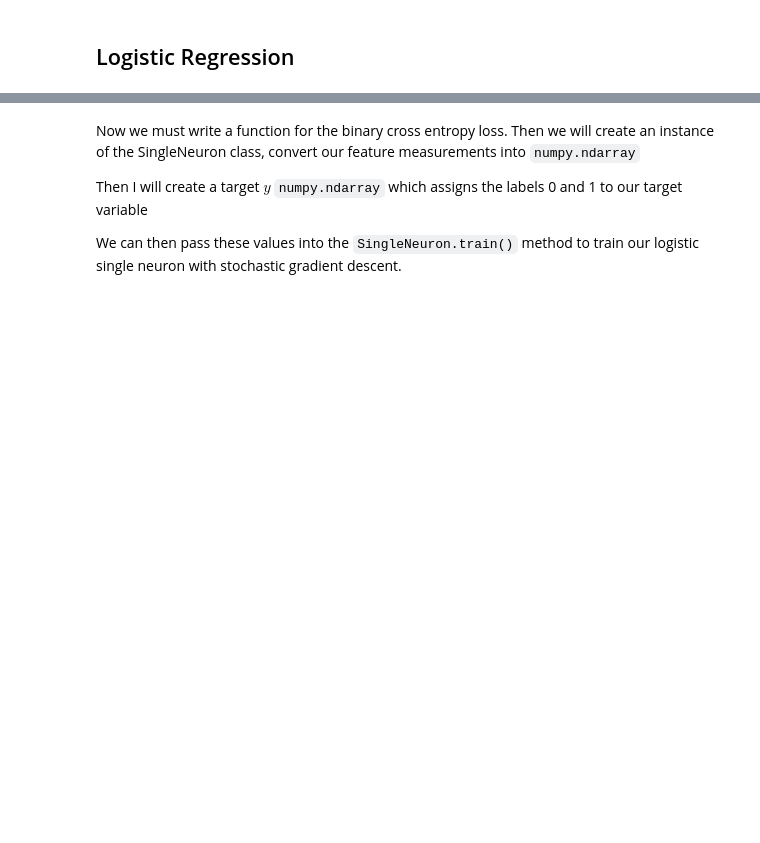
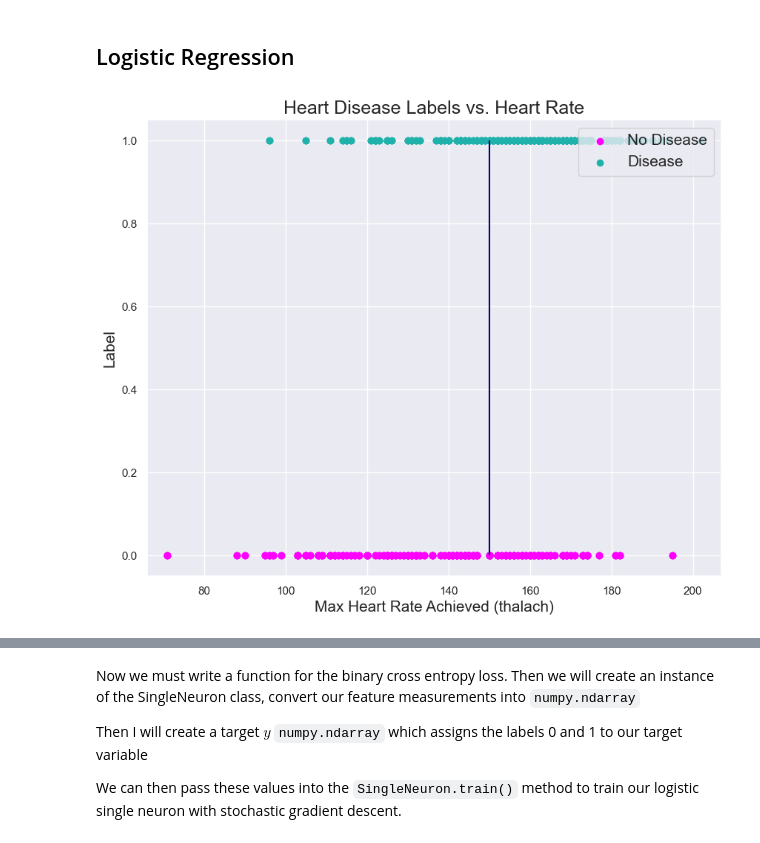
Before and after one commit to aigerim444/Aigerim-CMOR-438-Spring-2025, a Jupyter notebook: Supervised_Learning/logistic_regression/logistic_reg.ipynb, the cells around one changed output, grey strips where cells are left out. Saved outputs shown, nothing was run; the diff lists cells and outputs as text; code cells hidden in the pictures; blank space fills up the shorter version.

```diff
--- a/Supervised_Learning/logistic_regression/logistic_reg.ipynb
+++ b/Supervised_Learning/logistic_regression/logistic_reg.ipynb
@@ -79,0 +3,37 @@ class SingleNeuron(object):
+# %%
+import matplotlib.pyplot as plt
+import numpy as np
+import pandas as pd
+import seaborn as sns
+from sklearn.preprocessing import StandardScaler
+
+# Import a nice function for plotting decision boudaries
+from mlxtend.plotting import plot_decision_regions
+
+# Set the Seaborn theme
+sns.set_theme()
+
+# Read the heart disease dataset into a pandas DataFrame object with seaborn
+df = pd.read_csv("Datasets/heart.csv")
+# Create subsets depending on 'target' outcome
+# 0 = No disease, 1 = Disease
+no_disease = df[df['target'] == 0]
+disease = df[df['target'] == 1]
+# %%
+plt.figure(figsize=(10, 8))
+plt.xlim((df['thalach'].min() - 5, df['thalach'].max() + 5))
+
+# Plot 0s and 1s manually for illustration
+plt.scatter(no_disease['thalach'], np.zeros(len(no_disease)), color="magenta", label="No Disease")
+plt.scatter(disease['thalach'], np.ones(len(disease)), color="lightseagreen", label="Disease")
+
+
+plt.vlines(x=150, ymin=0, ymax=1, color='navy')
+
+plt.xlabel("Max Heart Rate Achieved (thalach)", fontsize=15)
+plt.ylabel("Label", fontsize=15)
+plt.legend(fontsize=15, loc="upper right")
+plt.title("Heart Disease Labels vs. Heart Rate", fontsize=18)
+plt.show()
+# %% [output]
+[figure, added]
```
Also changed, not shown: parts of 22 cells of this notebook, 2 other files.
